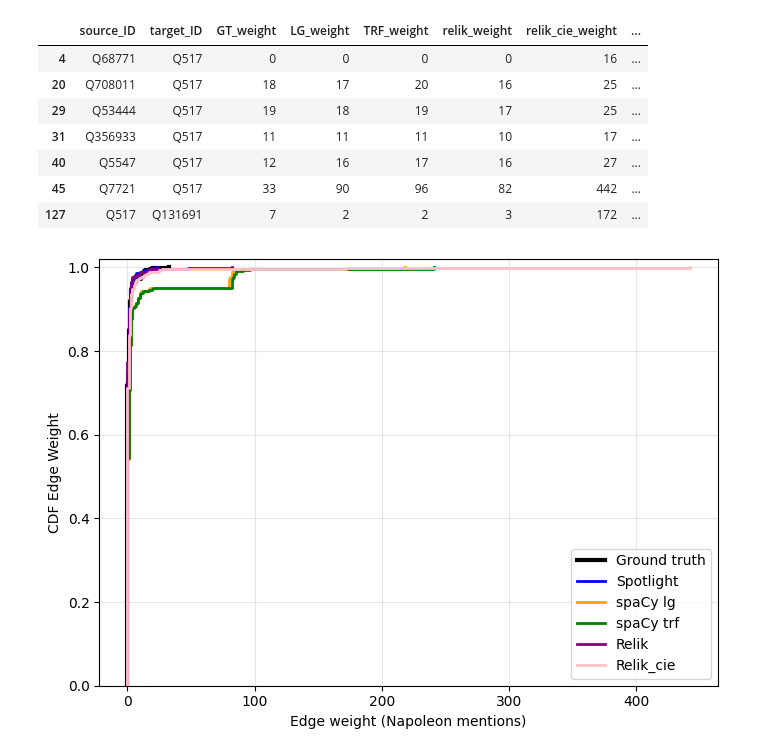
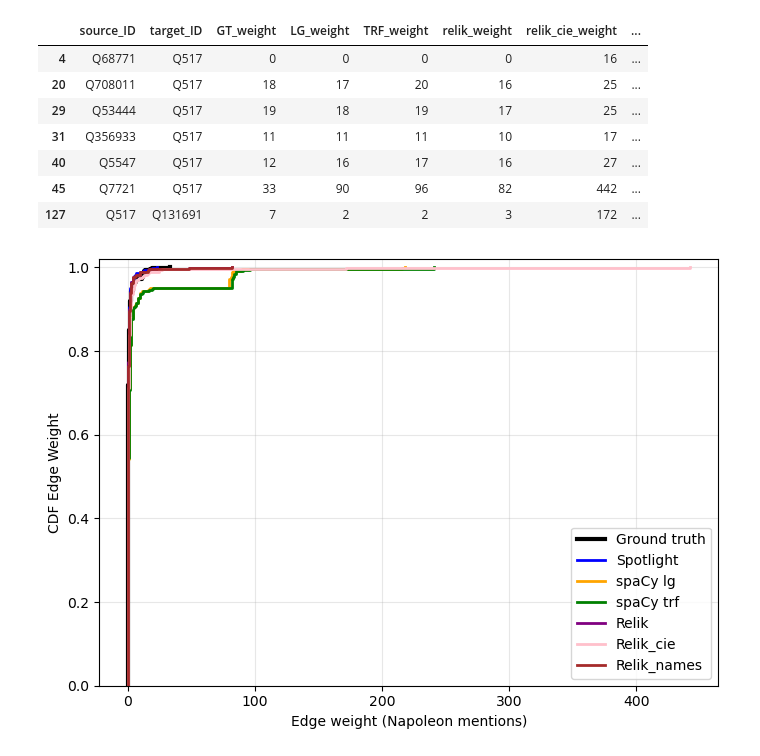
Before and after one commit to Karima-m/BSc_Project_Fall2026, a Jupyter notebook: notebooks/06_analysis.ipynb, the cells around one changed output. Saved outputs shown, nothing was run; the diff lists cells and outputs as text; code cells hidden in the pictures.

```diff
--- a/notebooks/06_analysis.ipynb
+++ b/notebooks/06_analysis.ipynb
@@ -28,7 +35,8 @@ models = [
     ('LG_weight', 'lg'),
     ('TRF_weight', 'trf'),
     ('relik_weight', 'Relik'),
-    ('relik_cie_weight', 'Relik_cie')
+    ('relik_cie_weight', 'Relik_cie'),
+    ('relik_names_weight', 'Relik_names')
 ]
 # %% [markdown]
 ### Raw values
@@ -46,5 +55,5 @@ MAE for Relik_cie 1.7
 # %%
-fig, axes = plt.subplots(1, 5, figsize=(25, 5), sharex=True, sharey=True)
+fig, axes = plt.subplots(1, 6, figsize=(25, 5), sharex=True, sharey=True)
 
 for ax, (col, label) in zip(axes, models):
     ax.scatter(weight_df['GT_weight'], weight_df[col], alpha=0.3)
@@ -66,7 +75,7 @@ plt.show()
 # %% [markdown]
 ### Log values
 # %%
-fig, axes = plt.subplots(1, 5, figsize=(25, 5), sharex=True, sharey=True)
+fig, axes = plt.subplots(1, 6, figsize=(25, 5), sharex=True, sharey=True)
 
 for ax, (col, label) in zip(axes, models):
     # keep only rows where both values are > 0 (log can't show 0)
@@ -199,28 +207,29 @@ weight_df[weight_df['relik_cie_weight']>15]
 # %%
 cols = [
     ('GT_weight',        'Ground truth', 'black'),
     ('spotlight_weight', 'Spotlight',    'blue'),
     ('LG_weight',        'spaCy lg',     'orange'),
     ('TRF_weight',       'spaCy trf',    'green'),
     ('relik_weight',     'Relik',        'purple'),
-    ('relik_cie_weight', 'Relik_cie',    'pink')
+    ('relik_cie_weight', 'Relik_cie',    'pink'),
+    ('relik_names_weight', 'Relik_names',    'brown')
 
 ]
 
 fig, ax = plt.subplots(figsize=(7, 5))
 
 for col, label, color in cols:
     x = np.sort(weight_df[col])
     y = np.arange(1, len(x) + 1) / len(x)
     ax.step(x, y, where='post', label=label, color=color,
             linewidth=3 if col == 'GT_weight' else 2)
 
 ax.set_xlabel('Edge weight (Napoleon mentions)')
 ax.set_ylabel('CDF Edge Weight')
 ax.set_ylim(0, 1.02)
 ax.grid(alpha=0.3)
 ax.legend()
 plt.tight_layout()
 plt.show()
 # %% [output]
-[figure, old version]
+[figure, new version]
```
Also changed, not shown: parts of 9 cells of this notebook, 5 other files.
